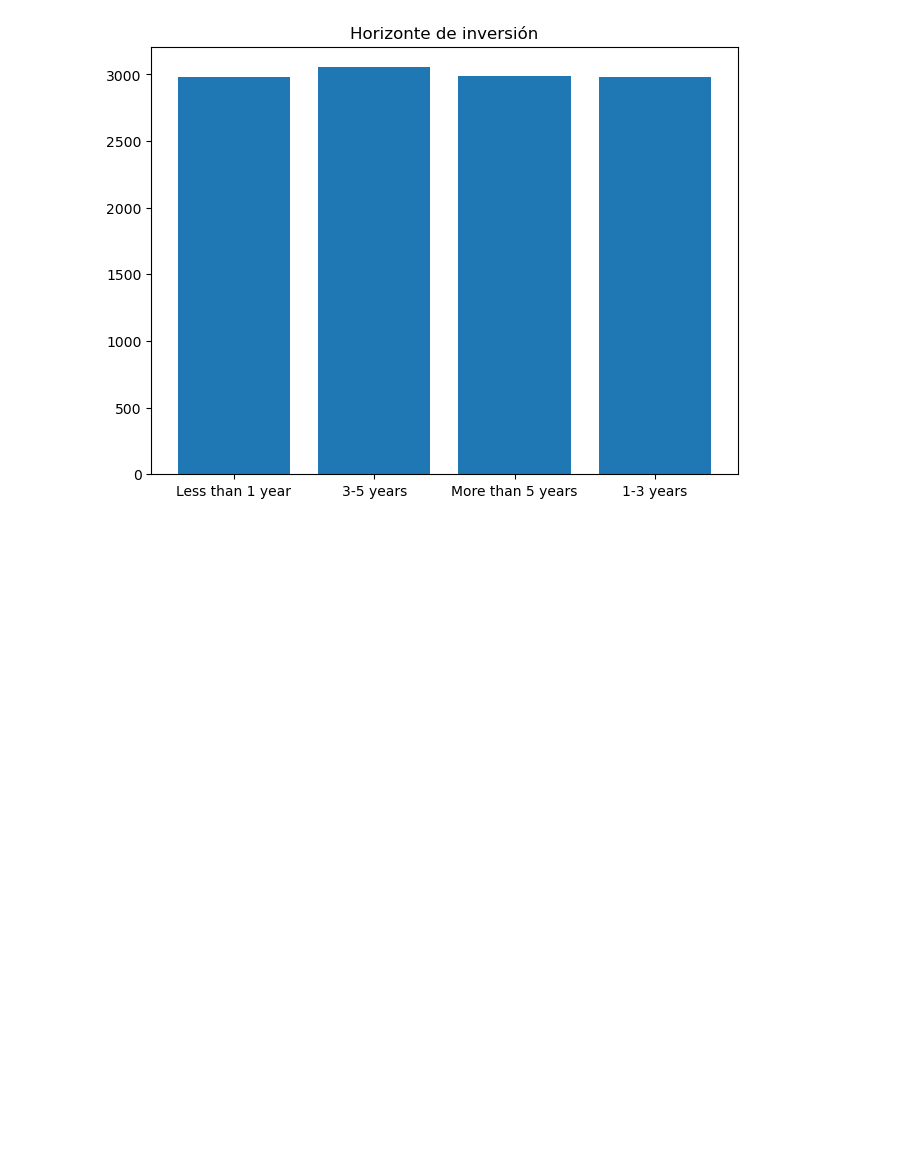
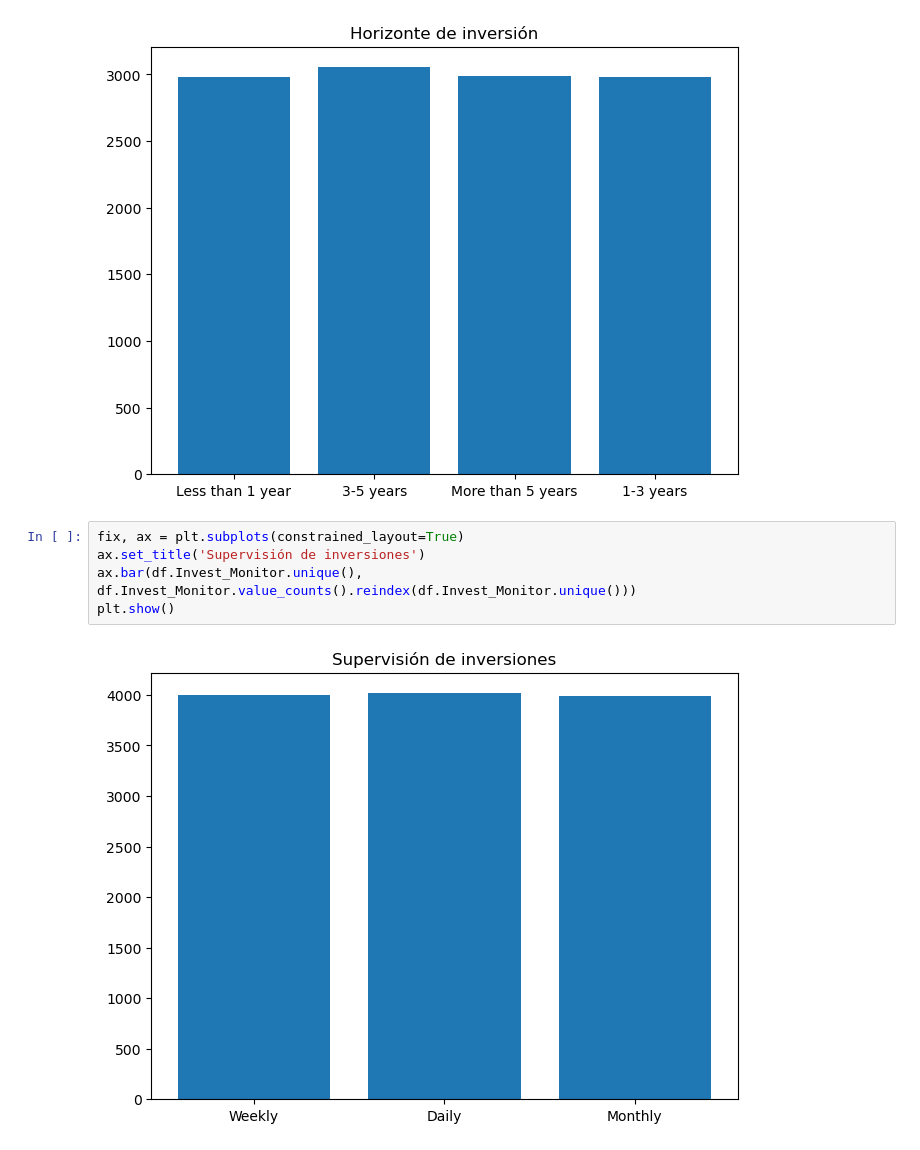
Before and after one commit to Sts87/data-analysis, a Jupyter notebook: 00-finance-trends/finance_trends.ipynb, the cells around one changed output. Cells and saved outputs as stored; diff of their text form; blank space fills up the shorter version.

Commit message:
visualizar supervisión, expectativas, vías de inversión y objetivos de ahorro

```diff
--- a/00-finance-trends/finance_trends.ipynb
+++ b/00-finance-trends/finance_trends.ipynb
@@ -243,3 +243,10 @@ ax.bar(df.Duration.unique(), df.Duration.value_counts().reindex(df.Duration.uniq
 plt.show()
 # %% [output]
 [figure]
+# %%
+fix, ax = plt.subplots(constrained_layout=True)
+ax.set_title('Supervisión de inversiones')
+ax.bar(df.Invest_Monitor.unique(), df.Invest_Monitor.value_counts().reindex(df.Invest_Monitor.unique()))
+plt.show()
+# %% [output]
+[figure, added]
```
Also changed, not shown: parts of 4 cells of this notebook.
